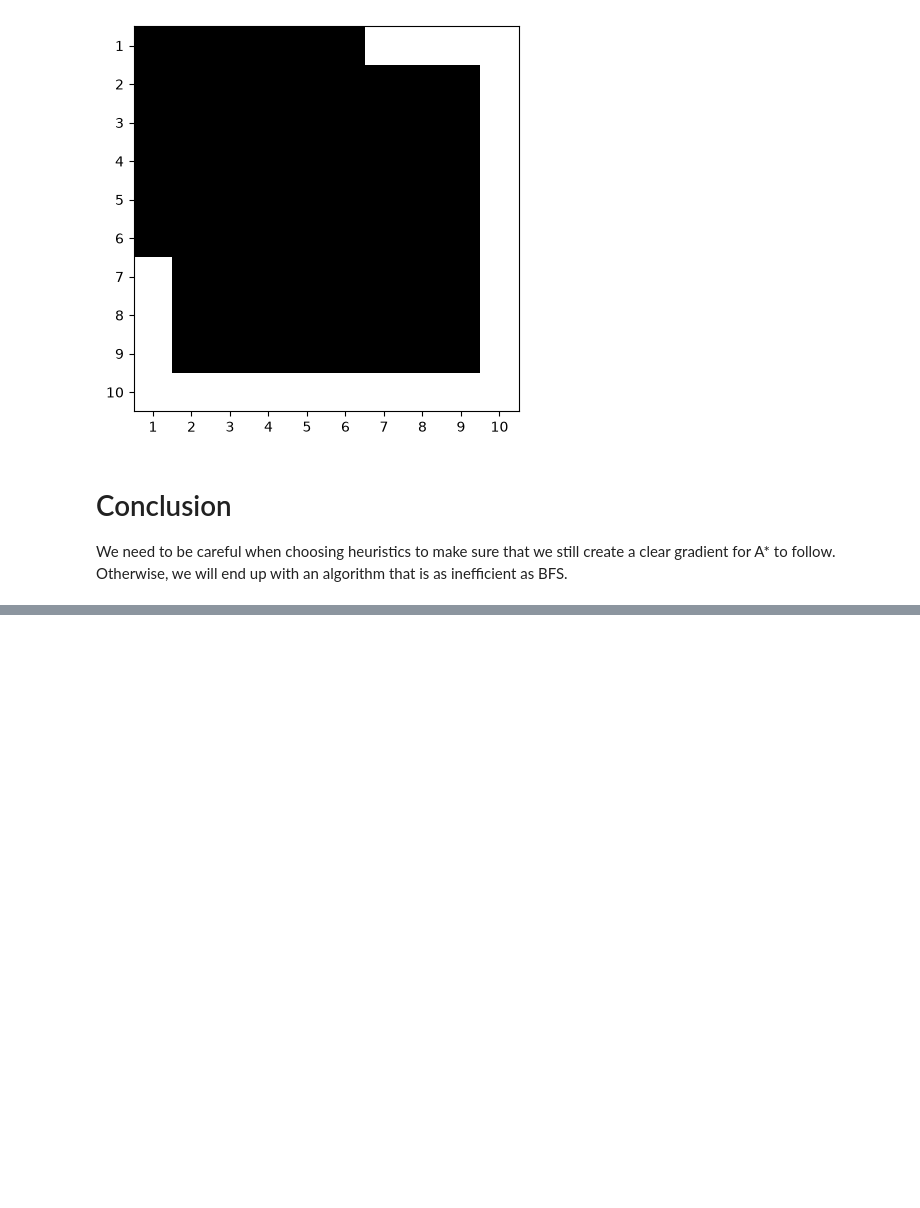
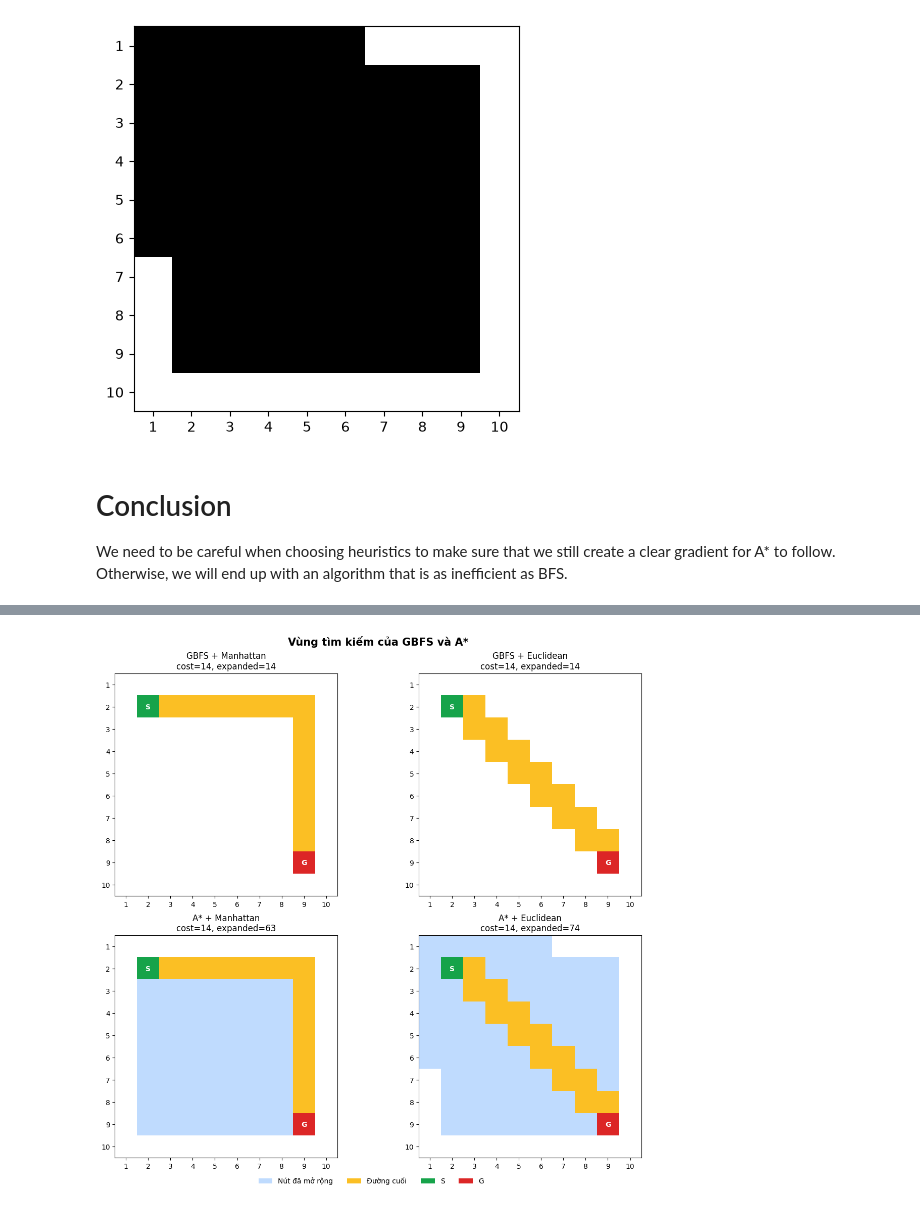
Before and after one commit to doduyquy/sgu-team-2026-advanced-ai-subject, a Jupyter notebook: weekly assignments/lab02 - Searching/06_Explore_heuristics.ipynb, the cells around one changed output, grey strips where cells are left out. Saved outputs shown, nothing was run; the diff lists cells and outputs as text; code cells hidden in the pictures; blank space fills up the shorter version.

```diff
--- a/weekly assignments/lab02 - Searching/06_Explore_heuristics.ipynb
+++ b/weekly assignments/lab02 - Searching/06_Explore_heuristics.ipynb
@@ -224,0 +392,36 @@ We need to be careful when choosing heuristics to make sure that we still create
+# %%
+# Xanh nhạt: đã mở rộng; vàng: đường cuối; xanh lá: S; đỏ: G.
+search_cmap = ListedColormap(['#ffffff', '#bfdbfe', '#fbbf24', '#16a34a', '#dc2626'])
+fig, axes = plt.subplots(2, 2, figsize=(12, 11), constrained_layout=True)
+
+for axis, result in zip(axes.flat, results):
+    image = np.zeros((n, n), dtype=int)
+    for state in result['expanded_order']:
+        image[state] = 1
+    for state in result['path'][1:-1]:
+        image[state] = 2
+    image[start_state] = 3
+    image[goal_state] = 4
+    axis.imshow(image, cmap=search_cmap, vmin=0, vmax=4, interpolation='nearest')
+    axis.text(start_state[1], start_state[0], 'S', ha='center', va='center',
+              color='white', fontweight='bold')
+    axis.text(goal_state[1], goal_state[0], 'G', ha='center', va='center',
+              color='white', fontweight='bold')
+    axis.set_title(
+        f"{result['strategy']} + {result['heuristic']}\n"
+        f"cost={result['path_cost']}, expanded={result['expanded']}"
+    )
+    axis.set_xticks(range(n), labels=range(1, n + 1))
+    axis.set_yticks(range(n), labels=range(1, n + 1))
+
+legend = [
+    Patch(facecolor='#bfdbfe', label='Nút đã mở rộng'),
+    Patch(facecolor='#fbbf24', label='Đường cuối'),
+    Patch(facecolor='#16a34a', label='S'),
+    Patch(facecolor='#dc2626', label='G'),
+]
+fig.legend(handles=legend, loc='outside lower center', ncol=4, frameon=False)
+fig.suptitle('Vùng tìm kiếm của GBFS và A*', fontsize=15, fontweight='bold')
+plt.show()
+# %% [output]
+[figure, added]
```
Also changed, not shown: parts of 9 cells of this notebook, 1 other file.
